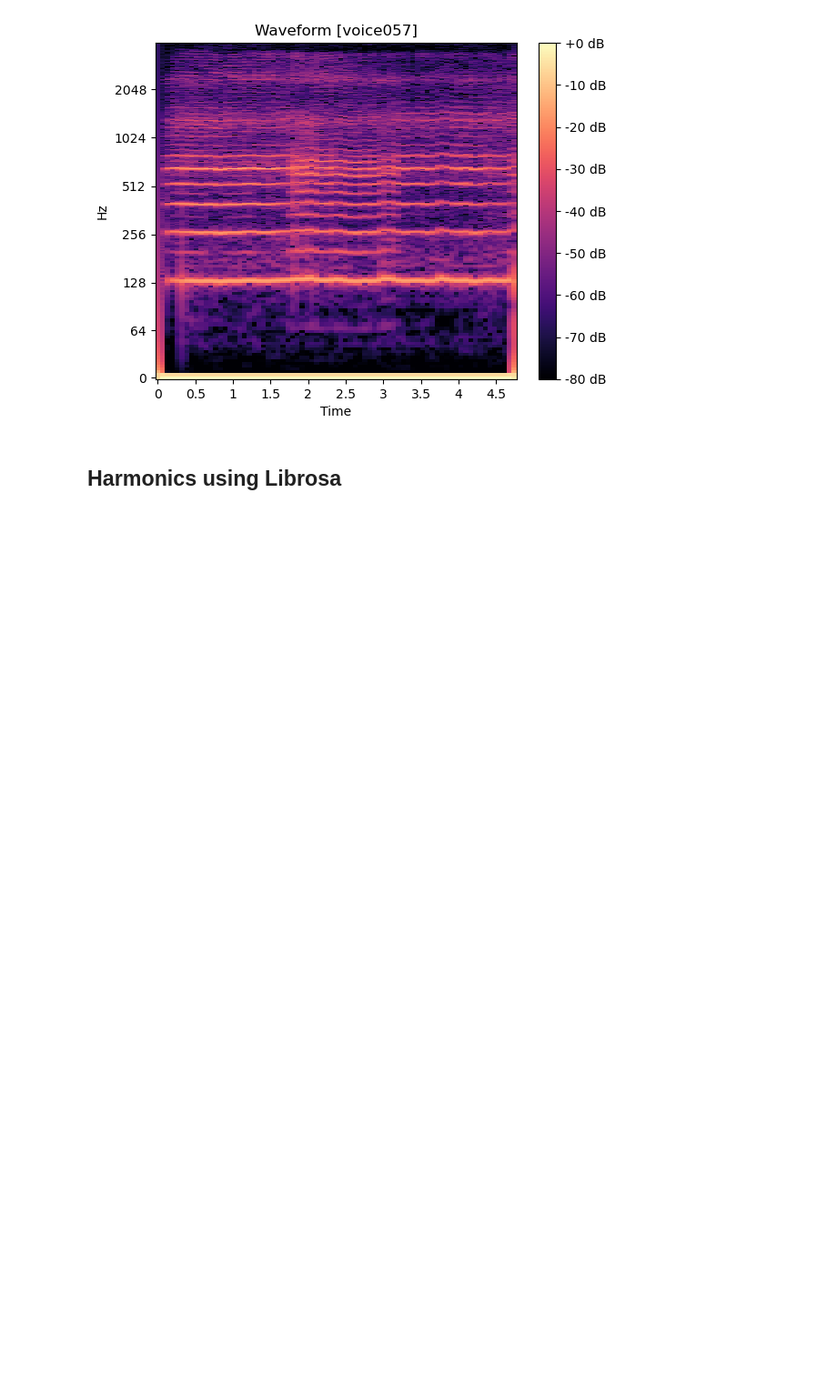
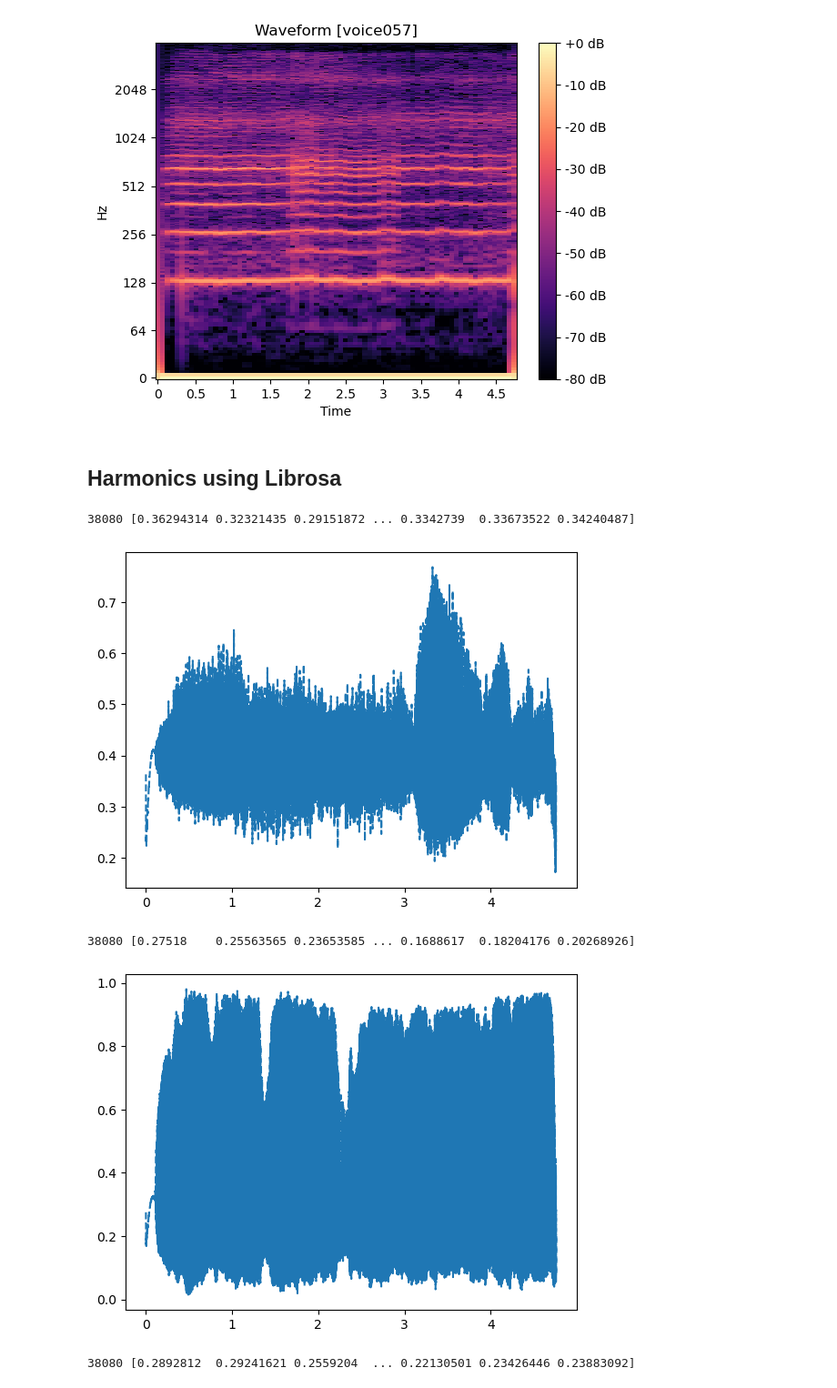
Before and after one commit to alyssahondrade/ml-perspectives-on-voice-disorder-diagnosis, a Jupyter notebook: data_exploration_cleaned.ipynb, the cells around one changed output. Shown at 91% size. Saved outputs shown, nothing was run; the diff lists cells and outputs as text; code cells hidden in the pictures; blank space fills up the shorter version.

Commit message:
started getting harmonics

```diff
--- a/data_exploration_cleaned.ipynb
+++ b/data_exploration_cleaned.ipynb
@@ -200,3 +202,34 @@ for file in audio_files[:3]:
 [figure]
 # %% [markdown]
 ## Harmonics using Librosa
+# %%
+for file in audio_files[:3]:
+
+    # Load the file
+    y, sr = librosa.load(
+        audio_path + file, # full file path
+        sr = None # preserve sampling rate
+    )
+
+    # Extract harmonics
+    harmonic, percussive = librosa.effects.hpss(y)
+    print(len(harmonic), harmonic)
+
+    # Create the time axis
+    time = np.arange(0, len(y)) / sr
+
+    # Plot the original waveform and harmonics
+    # plt.plot(time, y, label = 'Original Signal')
+    plt.plot(
+        time,
+        harmonic,
+        label = 'Harmonic Component',
+        linestyle = '--'
+    )
+    plt.show()
+# %% [output]
+38080 [0.36294314 0.32321435 0.29151872 ... 0.3342739  0.33673522 0.34240487]
+[figure, added]
+38080 [0.27518    0.25563565 0.23653585 ... 0.1688617  0.18204176 0.20268926]
+[figure, added]
+38080 [0.2892812  0.29241621 0.2559204  ... 0.22130501 0.23426446 0.23883092]
```
Also changed, not shown: parts of 3 cells of this notebook.
